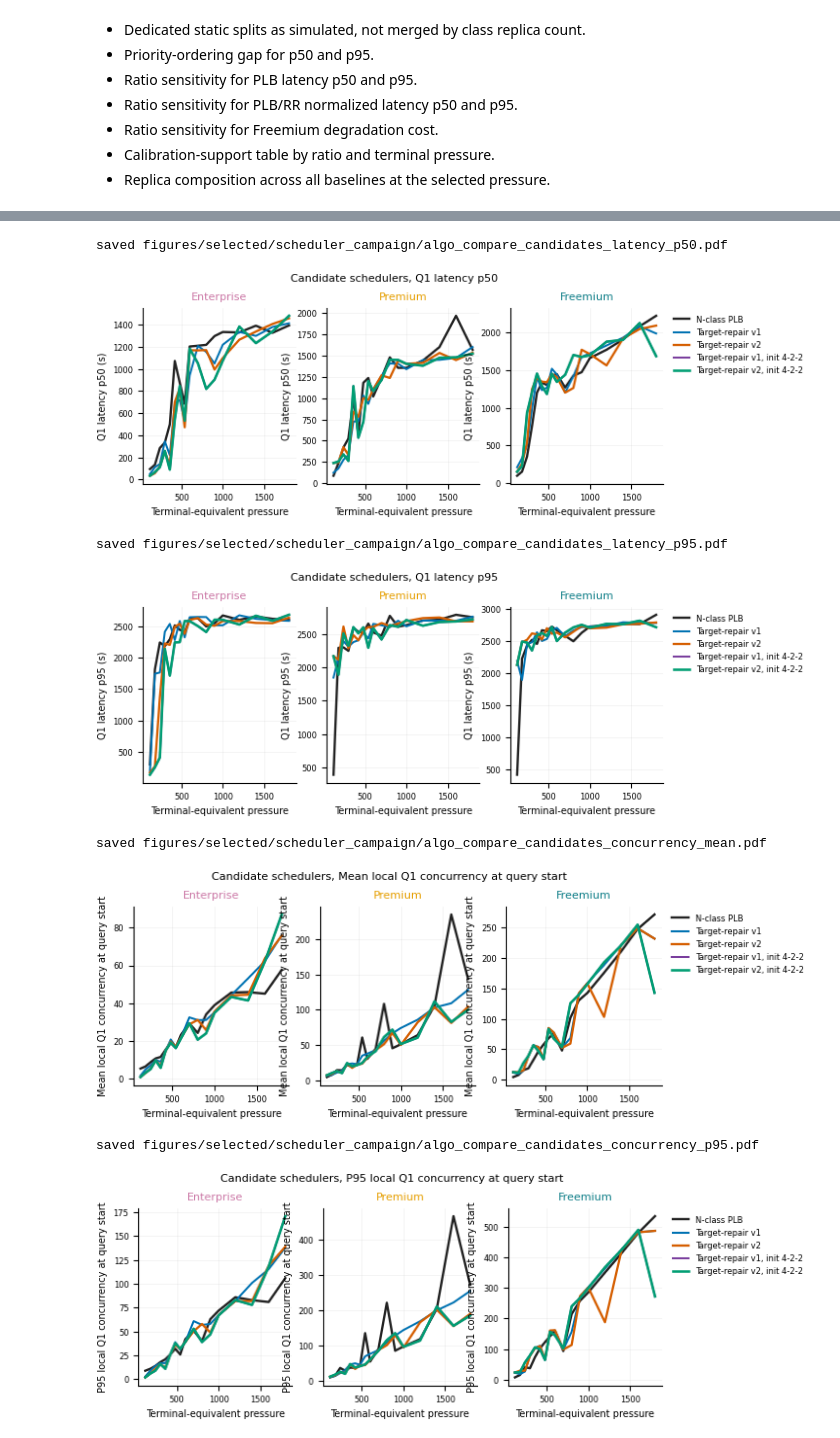
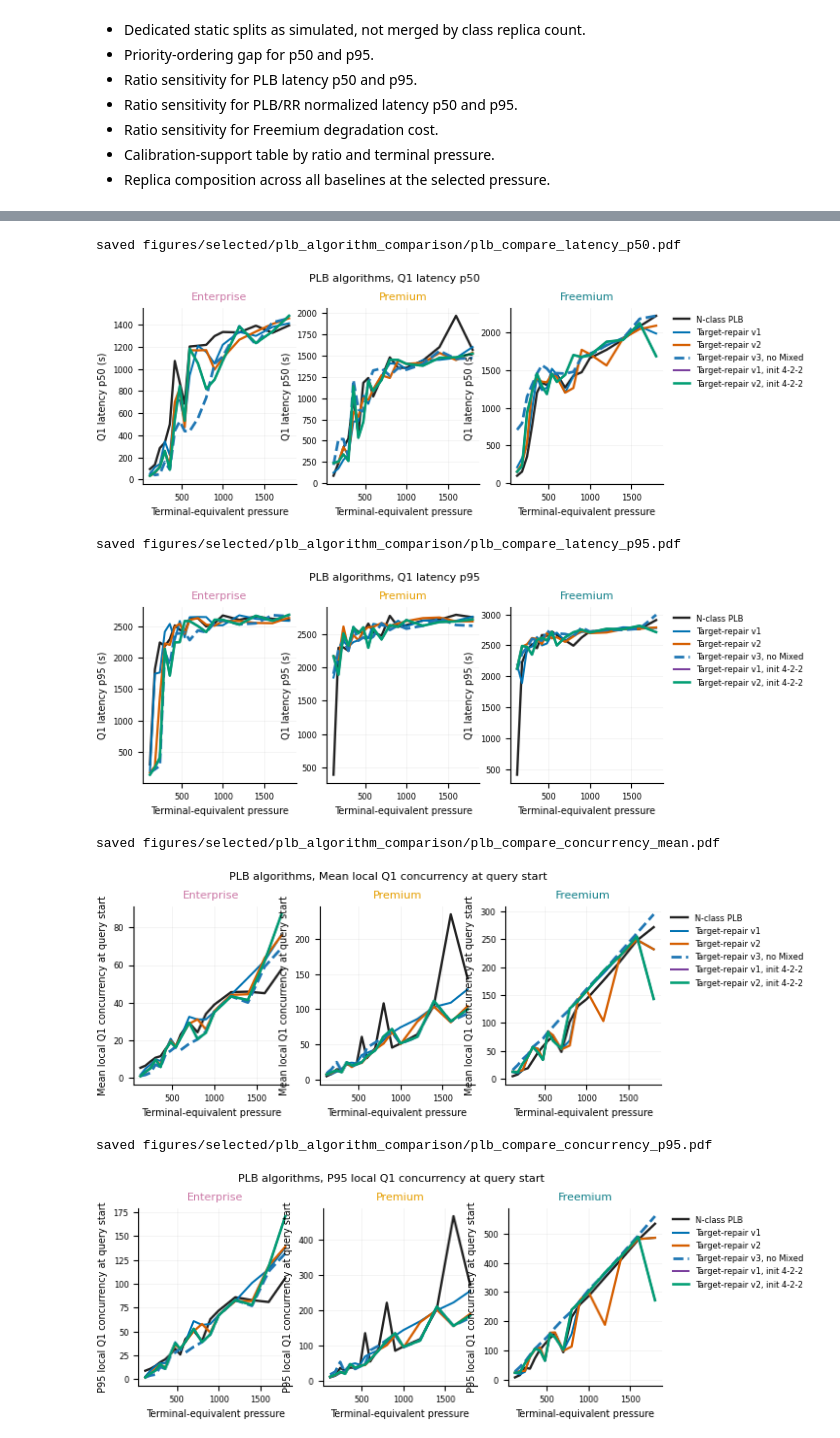
Before and after one commit to BelkisDjeffal/plb_sim, a Jupyter notebook: notebooks/scheduler_campaign_metrics.ipynb, the cells around one changed output, grey strips where cells are left out. Cells and saved outputs as stored; diff of their text form; code cells hidden in the pictures.

```diff
--- a/notebooks/scheduler_campaign_metrics.ipynb
+++ b/notebooks/scheduler_campaign_metrics.ipynb
@@ -46,6 +46,9 @@ LINE_MARKER_SCALE = 1.0
 FIG_DIR = ROOT / "figures" / "selected" / "scheduler_campaign"
 FIG_DIR.mkdir(parents=True, exist_ok=True)
 
+PLB_COMPARE_FIG_DIR = ROOT / "figures" / "selected" / "plb_algorithm_comparison"
+PLB_COMPARE_FIG_DIR.mkdir(parents=True, exist_ok=True)
+
 print("Repository root:", ROOT)
 print("Detailed campaign directory:", CAMPAIGN_DIR)
 print("Ratio-sensitivity campaign directory:", SENSITIVITY_CAMPAIGN_DIR)
@@ -53,6 +56,7 @@ print("Detailed ratio:", SELECTED_RATIO)
 print("Main plot range: T <=", MAX_MAIN_T)
 print("Line markers:", "enabled" if USE_LINE_MARKERS else "disabled")
 print("Figure directory:", FIG_DIR)
+print("PLB comparison figure directory:", PLB_COMPARE_FIG_DIR)
 # %% [output]
 Repository root: /home/spirals/phd/experiments/plb_batsim
 Detailed campaign directory: /home/spirals/phd/experiments/plb_batsim/outputs_query/scheduler_campaign_dense_T2000
@@ -252,6 +257,15 @@ def save_figure(fig, name):
         png.unlink()
     fig.savefig(pdf)
     print("saved", pdf.relative_to(ROOT))
+
+
+def save_plb_figure(fig, name):
+    pdf = PLB_COMPARE_FIG_DIR / f"{name}.pdf"
+    png = PLB_COMPARE_FIG_DIR / f"{name}.png"
+    if png.exists():
+        png.unlink()
+    fig.savefig(pdf)
+    print("saved", pdf.relative_to(ROOT))
 # %% [markdown]
 ## Load metric tables
 
@@ -1269,6 +1288,7 @@ ALGO_SCHEDULERS = [
     "plb_nclass",
     "global_target_repair_neutral",
     "global_target_repair_target_only",
+    "global_target_repair_nomixed",
     "global_target_repair_neutral_init_4_2_2",
     "global_target_repair_target_only_init_4_2_2",
 ]
@@ -1277,6 +1297,7 @@ ALGO_LABELS = {
     "plb_nclass": "N-class PLB",
     "global_target_repair_neutral": "Target-repair v1",
     "global_target_repair_target_only": "Target-repair v2",
+    "global_target_repair_nomixed": "Target-repair v3, no Mixed",
     "global_target_repair_neutral_init_4_2_2": "Target-repair v1, init 4-2-2",
     "global_target_repair_target_only_init_4_2_2": "Target-repair v2, init 4-2-2",
 }
@@ -1306,6 +1327,13 @@ ALGO_STYLE = {
         "markersize": 2.5,
         "markerfacecolor": "none",
     },
+    "global_target_repair_nomixed": {
+        "linewidth": 2.0,
+        "linestyle": "--",
+        "marker": "P",
+        "markersize": 3.0,
+        "markerfacecolor": "none",
+    },
     "global_target_repair_neutral_init_4_2_2": {
         "color": "#7A3E9D",
         "linewidth": 1.45,
@@ -1329,10 +1357,11 @@ ALGO_RATIO = SELECTED_RATIO
 ALGO_AVAILABLE = [s for s in ALGO_SCHEDULERS if s in set(latency_main["scheduler"])]
 ALGO_TARGET_REPAIR = [s for s in ALGO_AVAILABLE if s.startswith("global_target_repair")]
 
-print("Candidate comparison schedulers:", ALGO_AVAILABLE)
-print("Candidate comparison ratio:", ALGO_RATIO)
+print("PLB comparison schedulers:", ALGO_AVAILABLE)
+print("PLB comparison ratio:", ALGO_RATIO)
+print("PLB comparison figures:", PLB_COMPARE_FIG_DIR)
 
 missing_algo = [s for s in ALGO_SCHEDULERS if s not in ALGO_AVAILABLE]
 if missing_algo:
-    print("Missing in aggregated metrics:", missing_algo)
+    print("Missing PLB algorithms in aggregated metrics:", missing_algo)
 # %% [output]
@@ -1346,7 +1376,7 @@ def plot_algo_latency_comparison(metric_col, quantile, filename):
     ].copy()
 
     if data.empty:
-        print("No latency rows for candidate comparison")
+        print("No latency rows for PLB comparison")
         return
 
     fig, axes = plt.subplots(1, 3, figsize=DOUBLE_COL, sharex=True, sharey=False)
@@ -1367,17 +1397,17 @@ def plot_algo_latency_comparison(metric_col, quantile, filename):
         ax.set_ylabel(f"Q1 latency {quantile} (s)")
 
     axes[-1].legend(loc="upper left", bbox_to_anchor=(1.02, 1.0), frameon=False)
-    fig.suptitle(f"Candidate schedulers, Q1 latency {quantile}", y=1.03)
-    save_figure(fig, filename)
+    fig.suptitle(f"PLB algorithms, Q1 latency {quantile}", y=1.03)
+    save_plb_figure(fig, filename)
     plt.show()
 
-plot_algo_latency_comparison("latency_p50_s", "p50", "algo_compare_candidates_latency_p50")
-plot_algo_latency_comparison("latency_p95_s", "p95", "algo_compare_candidates_latency_p95")
+plot_algo_latency_comparison("latency_p50_s", "p50", "plb_compare_latency_p50")
+plot_algo_latency_comparison("latency_p95_s", "p95", "plb_compare_latency_p95")
 # %% [output]
-saved figures/selected/scheduler_campaign/algo_compare_candidates_latency_p50.pdf
+saved figures/selected/plb_algorithm_comparison/plb_compare_latency_p50.pdf
-[figure, old version]
+[figure, new version]
-saved figures/selected/scheduler_campaign/algo_compare_candidates_latency_p95.pdf
+saved figures/selected/plb_algorithm_comparison/plb_compare_latency_p95.pdf
-[figure, old version]
+[figure, new version]
 # %%
 def plot_algo_concurrency_comparison(metric_col, metric_label, filename):
     data = concurrency_main[
@@ -1386,46 +1416,46 @@ def plot_algo_concurrency_comparison(metric_col, metric_label, filename):
     ].copy()
 
     if data.empty:
-        print("No concurrency rows for candidate comparison")
+        print("No concurrency rows for PLB comparison")
         return
 
     fig, axes = plt.subplots(1, 3, figsize=DOUBLE_COL, sharex=True, sharey=False)
     for ax, cls in zip(axes, CLASS_ORDER):
         cdata = data[data["class"] == cls]
         for sched in ALGO_AVAILABLE:
             sdata = cdata[cdata["scheduler"] == sched].sort_values("T")
             if sdata.empty:
                 continue
             ax.plot(
                 sdata["T"],
                 sdata[metric_col],
                 label=ALGO_LABELS.get(sched, scheduler_label(sched)),
                 **dict(ALGO_STYLE.get(sched, {"linewidth": 1.0})),
             )
         ax.set_title(CLASS_LABELS[cls], color=PALETTE[cls])
         ax.set_xlabel("Terminal-equivalent pressure")
         ax.set_ylabel(metric_label)
 
     axes[-1].legend(loc="upper left", bbox_to_anchor=(1.02, 1.0), frameon=False)
-    fig.suptitle(f"Candidate schedulers, {metric_label}", y=1.03)
-    save_figure(fig, filename)
+    fig.suptitle(f"PLB algorithms, {metric_label}", y=1.03)
+    save_plb_figure(fig, filename)
     plt.show()
 
 plot_algo_concurrency_comparison(
     "q1_start_concurrency_mean",
     "Mean local Q1 concurrency at query start",
-    "algo_compare_candidates_concurrency_mean",
+    "plb_compare_concurrency_mean",
 )
 plot_algo_concurrency_comparison(
     "q1_start_concurrency_p95",
     "P95 local Q1 concurrency at query start",
-    "algo_compare_candidates_concurrency_p95",
+    "plb_compare_concurrency_p95",
 )
 # %% [output]
-saved figures/selected/scheduler_campaign/algo_compare_candidates_concurrency_mean.pdf
+saved figures/selected/plb_algorithm_comparison/plb_compare_concurrency_mean.pdf
-[figure, old version]
+[figure, new version]
-saved figures/selected/scheduler_campaign/algo_compare_candidates_concurrency_p95.pdf
+saved figures/selected/plb_algorithm_comparison/plb_compare_concurrency_p95.pdf
-[figure, old version]
+[figure, new version]
 # %%
 def plot_algo_priority_gap(quantile, filename):
     metric_col = f"priority_violation_gap_{quantile}_s"
```
Also changed, not shown: parts of 10 cells of this notebook, 8 other files.
